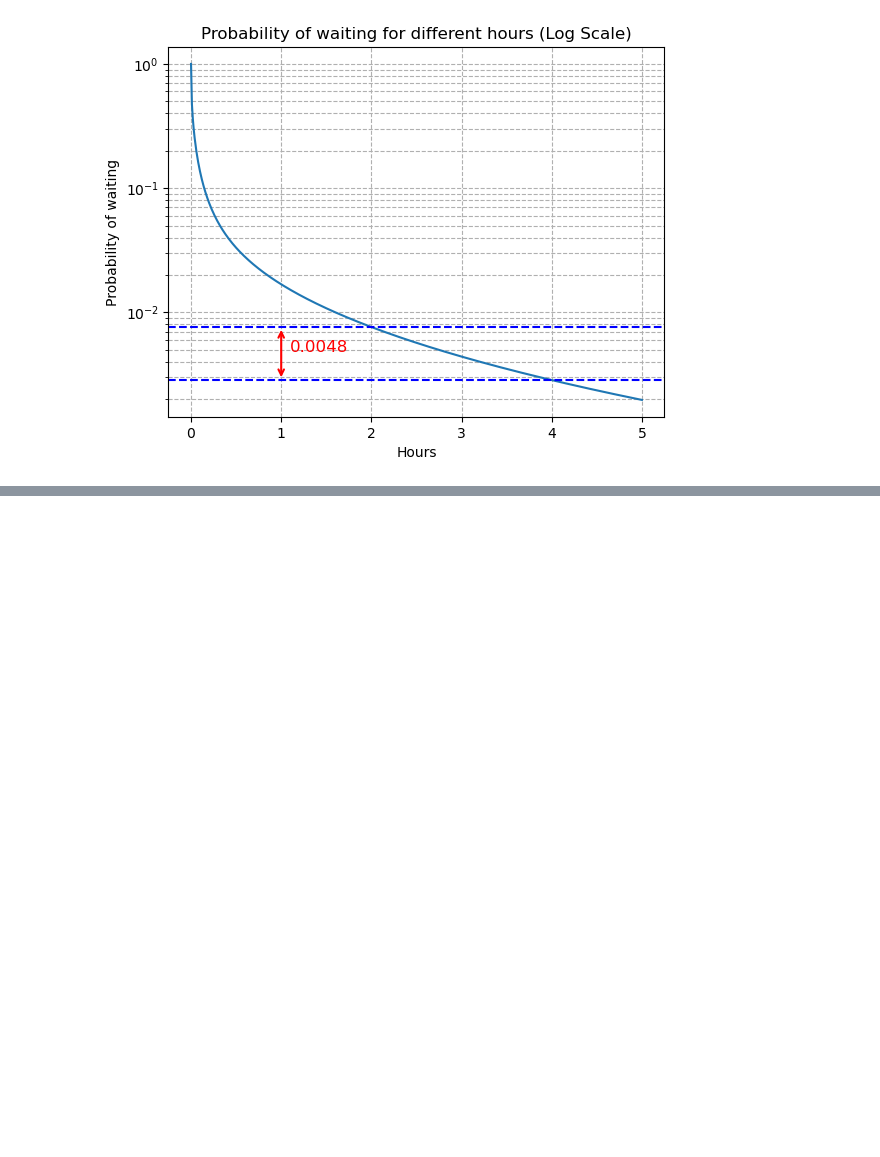
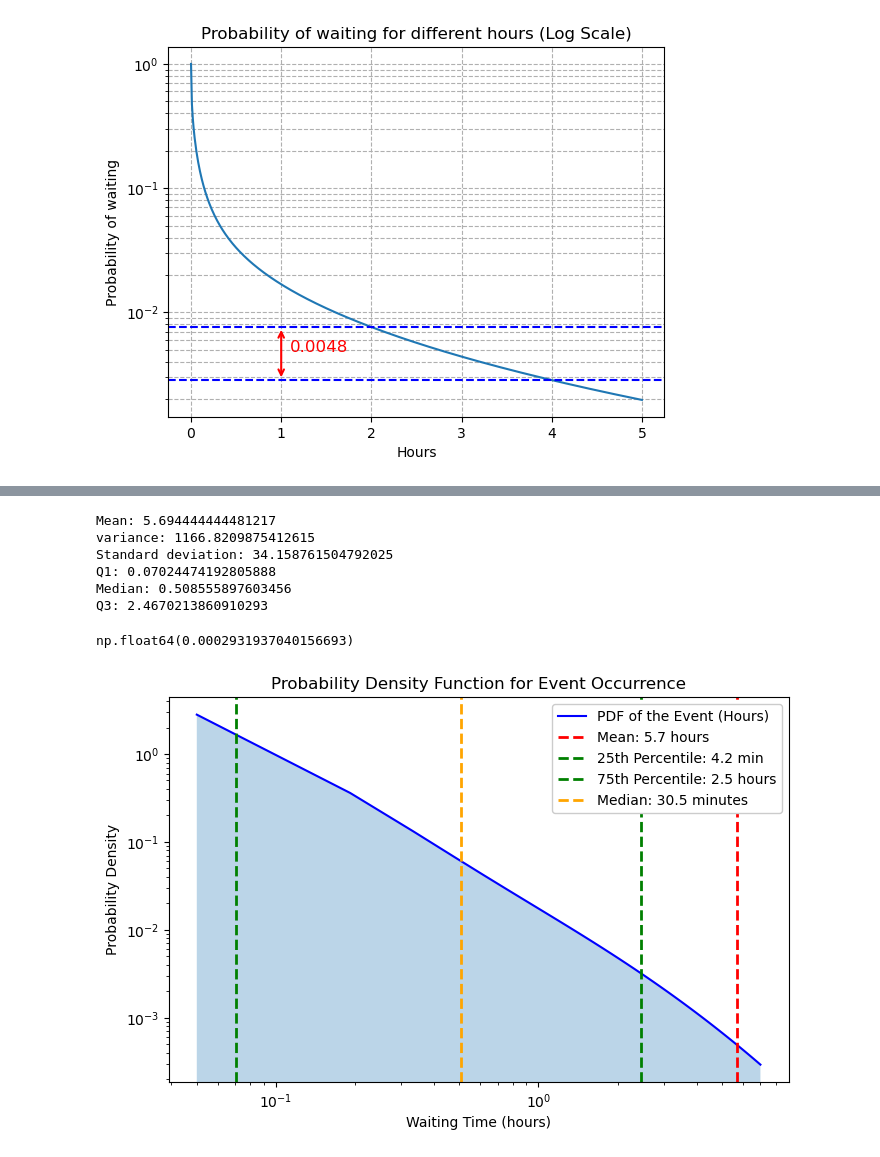
Before and after one commit to dimiphoton/IU-data-all, a Jupyter notebook: adv_stats/code/notebook2.ipynb, the cells around one changed output, grey strips where cells are left out. Saved outputs shown, nothing was run; the diff lists cells and outputs as text; code cells hidden in the pictures; blank space fills up the shorter version.

```diff
--- a/adv_stats/code/notebook2.ipynb
+++ b/adv_stats/code/notebook2.ipynb
@@ -143,0 +101,26 @@ Variance: 978.1764
+# %%
+# Instantiate the custom distribution
+event_time_dist = CustomDistribution(a=0, b=np.inf, name="event_time_distribution")
+# %%
+mean_time_hours = event_time_dist.mean()
+std_time_hours = event_time_dist.std()
+var_time_hours = event_time_dist.var()
+q1_hours = event_time_dist.ppf(0.25)
+median_hours = event_time_dist.ppf(0.5)
+q3_hours = event_time_dist.ppf(0.75)
+# %%
+
+# Print the results
+print("Mean:", mean_time_hours)
+print("variance:", var_time_hours)
+print("Standard deviation:", std_time_hours)
+print("Q1:", q1_hours)
+print("Median:", median_hours)
+print("Q3:", q3_hours)
+# %% [output]
+Mean: 5.694444444481217
+variance: 1166.8209875412615
+Standard deviation: 34.158761504792025
+Q1: 0.07024474192805888
+Median: 0.508555897603456
+Q3: 2.4670213860910293
@@ -143,0 +134,36 @@ Variance: 978.1764
+# %%
+# Generate time points for visualization (in minutes)
+time_points_minutes = np.linspace(3, 7*60,)  # From 1 minute to 7 hours
+
+time_points_hours = minutes_to_hours(time_points_minutes)
+pdf_values = [pdf(t) for t in time_points_minutes]
+# %%
+pdf_values[-1]
+# %% [output]
+np.float64(0.0002931937040156693)
+# %%
+# Plot the PDF
+plt.figure(figsize=(8, 5))
+plt.plot(time_points_hours, pdf_values, label="PDF of the Event (Hours)", color="blue")
+plt.xscale('log')
+plt.yscale('log')
+plt.fill_between(time_points_hours, pdf_values, alpha=0.3)
+
+# Plot the mean, variance, and quartiles on the histogram
+plt.axvline(mean_time_hours, color="red", linestyle="dashed", linewidth=2, label=f'Mean: {mean_time_hours:.1f} hours')
+plt.axvline(q1_hours, color="green", linestyle="dashed", linewidth=2, label=f'25th Percentile: {q1_minutes:.1f} min')
+plt.axvline(q3_hours, color="green", linestyle="dashed", linewidth=2, label=f'75th Percentile: {q3_hours:.1f} hours')
+plt.axvline(median_hours, color="orange", linestyle="dashed", linewidth=2, label=f'Median: {median_minutes:.1f} minutes')
+
+# Add labels and title
+plt.xlabel("Waiting Time (hours)")
+plt.ylabel("Probability Density")
+plt.title("Probability Density Function for Event Occurrence")
+
+# Display legend in the upper right corner with no transparency
+plt.legend(loc="upper right", framealpha=1)
+
+# save the plot to a file pdf_event_occurrence in the folder figures
+plt.savefig('figures/pdf_event_occurrence.pdf')
+# %% [output]
+[figure, added]
```
Also changed, not shown: parts of 23 cells of this notebook, 24 other files.
